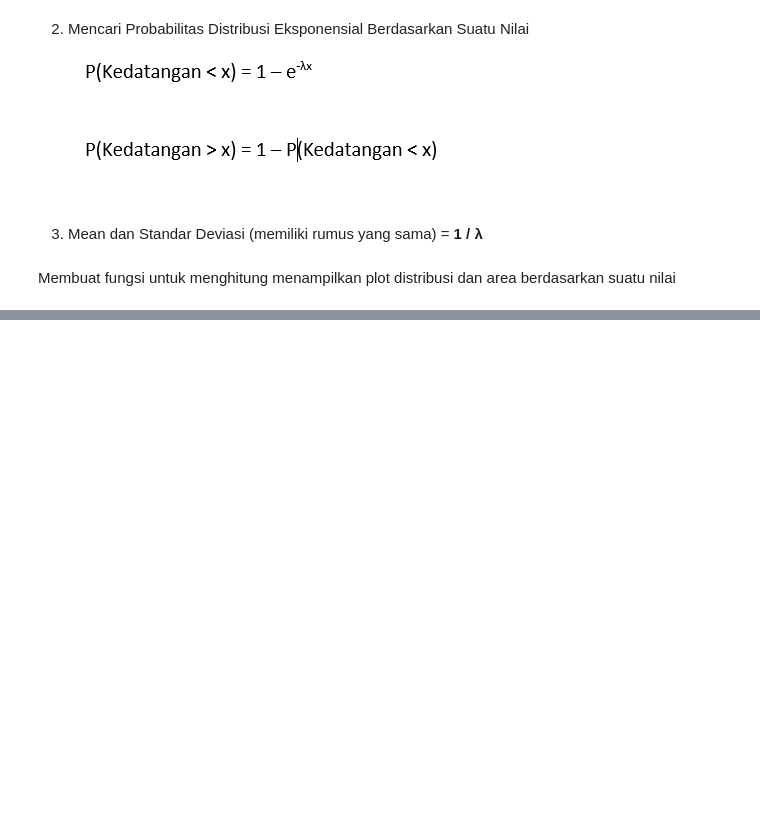
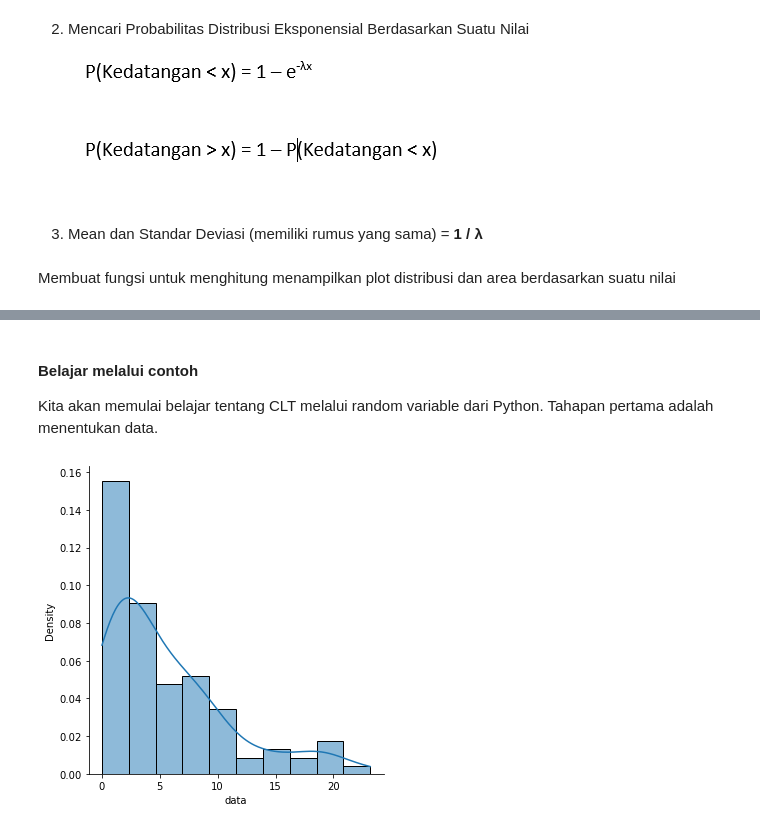
Before and after one commit to hanafication/Statistika, a Jupyter notebook: Buku_1/Jilid_1.ipynb, the cells around one changed output, grey strips where cells are left out. Saved outputs shown, nothing was run; the diff lists cells and outputs as text; code cells hidden in the pictures; blank space fills up the shorter version.

```diff
--- a/Buku_1/Jilid_1.ipynb
+++ b/Buku_1/Jilid_1.ipynb
@@ -590,0 +595,12 @@ plt.show()
+# %% [markdown]
+#### Belajar melalui contoh
+Kita akan memulai belajar tentang CLT melalui random variable dari Python. Tahapan pertama adalah menentukan data.
+# %%
+#Membuat data untuk CLT
+clt_data = list(np.random.exponential(scale = 6, size = 100))
+clt_data = pd.DataFrame(clt_data, columns=['data'])
+# %%
+sns.displot(x = clt_data['data'], kde = True, stat = 'density')
+plt.show()
+# %% [output]
+[figure, added]
```
Also changed, not shown: parts of 16 cells of this notebook.
